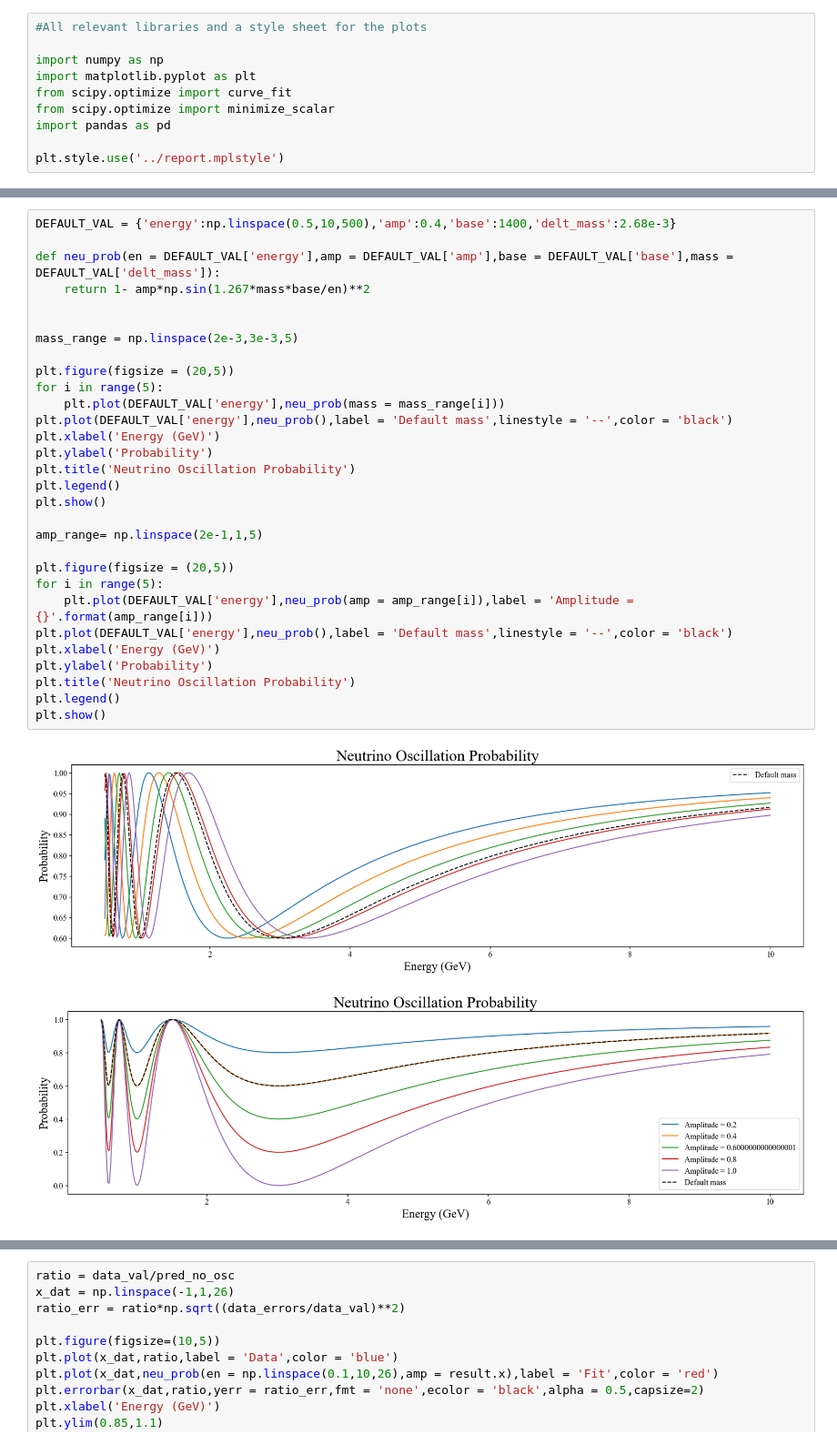
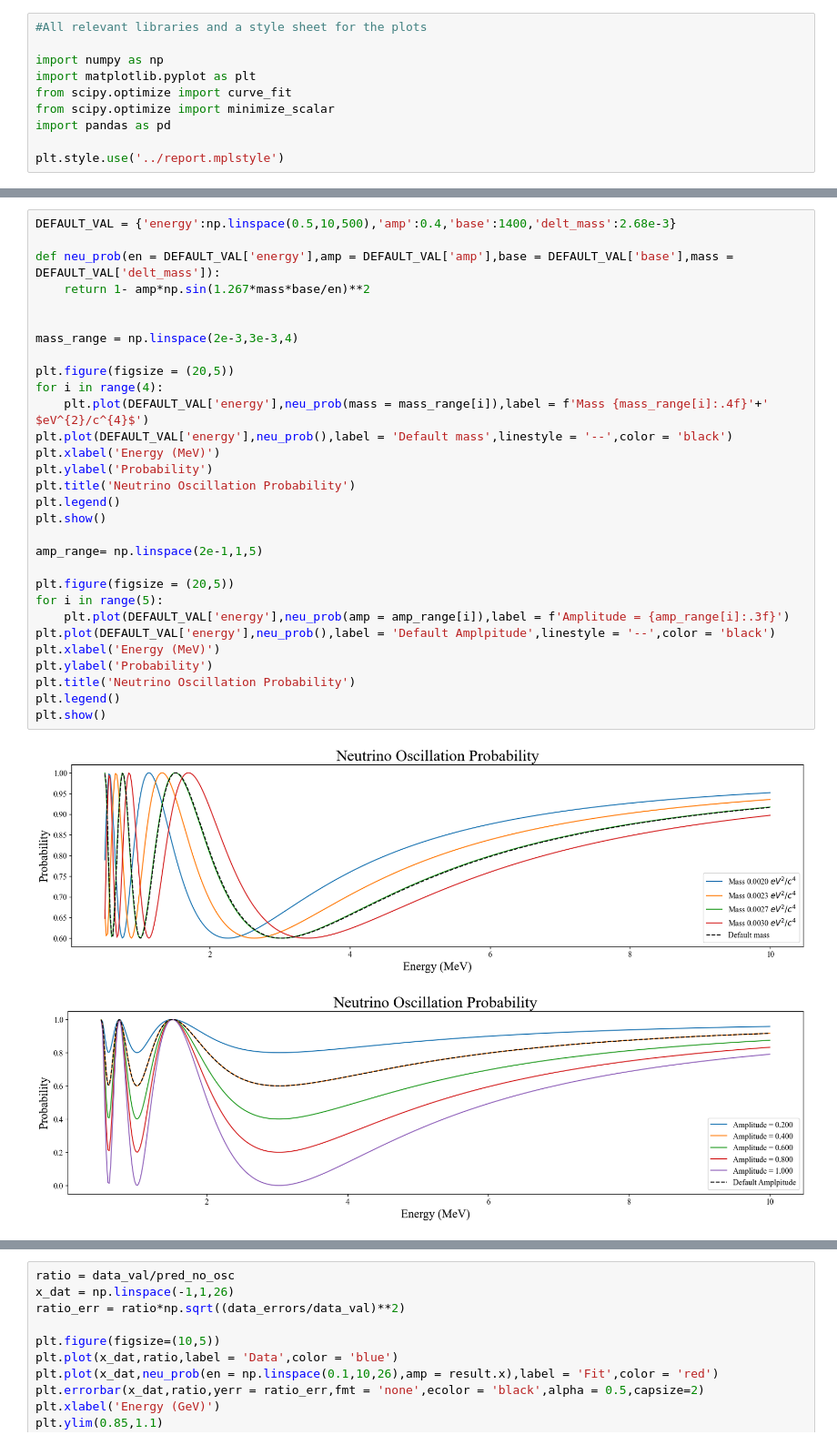
Before and after one commit to lewismcnish/Physics, a Jupyter notebook: Year_3/it_lab/task_3_neutrino.ipynb, the cells around one changed output, grey strips where cells are left out. Shown at 91% size. Saved outputs shown, nothing was run; the diff lists cells and outputs as text.

```diff
--- a/Year_3/it_lab/task_3_neutrino.ipynb
+++ b/Year_3/it_lab/task_3_neutrino.ipynb
@@ -13,33 +23,33 @@ plt.style.use('../report.mplstyle')
 # %%
 DEFAULT_VAL = {'energy':np.linspace(0.5,10,500),'amp':0.4,'base':1400,'delt_mass':2.68e-3}
 
 def neu_prob(en = DEFAULT_VAL['energy'],amp = DEFAULT_VAL['amp'],base = DEFAULT_VAL['base'],mass = DEFAULT_VAL['delt_mass']):
     return 1- amp*np.sin(1.267*mass*base/en)**2
 
 
-mass_range = np.linspace(2e-3,3e-3,5)
+mass_range = np.linspace(2e-3,3e-3,4)
 
 plt.figure(figsize = (20,5))
-for i in range(5):
-    plt.plot(DEFAULT_VAL['energy'],neu_prob(mass = mass_range[i]))
+for i in range(4):
+    plt.plot(DEFAULT_VAL['energy'],neu_prob(mass = mass_range[i]),label = f'Mass {mass_range[i]:.4f}'+' $eV^{2}/c^{4}$')
 plt.plot(DEFAULT_VAL['energy'],neu_prob(),label = 'Default mass',linestyle = '--',color = 'black')
-plt.xlabel('Energy (GeV)')
+plt.xlabel('Energy (MeV)')
 plt.ylabel('Probability')
 plt.title('Neutrino Oscillation Probability')
 plt.legend()
 plt.show()
 
 amp_range= np.linspace(2e-1,1,5)
 
 plt.figure(figsize = (20,5))
 for i in range(5):
-    plt.plot(DEFAULT_VAL['energy'],neu_prob(amp = amp_range[i]),label = 'Amplitude = {}'.format(amp_range[i]))
-plt.plot(DEFAULT_VAL['energy'],neu_prob(),label = 'Default mass',linestyle = '--',color = 'black')
-plt.xlabel('Energy (GeV)')
+    plt.plot(DEFAULT_VAL['energy'],neu_prob(amp = amp_range[i]),label = f'Amplitude = {amp_range[i]:.3f}')
+plt.plot(DEFAULT_VAL['energy'],neu_prob(),label = 'Default Amplpitude',linestyle = '--',color = 'black')
+plt.xlabel('Energy (MeV)')
 plt.ylabel('Probability')
 plt.title('Neutrino Oscillation Probability')
 plt.legend()
 plt.show()
 # %% [output]
-[figure, old version]
+[figure, new version]
-[figure, old version]
+[figure, new version]
```
Also changed, not shown: parts of 9 cells of this notebook, 2 other files.
